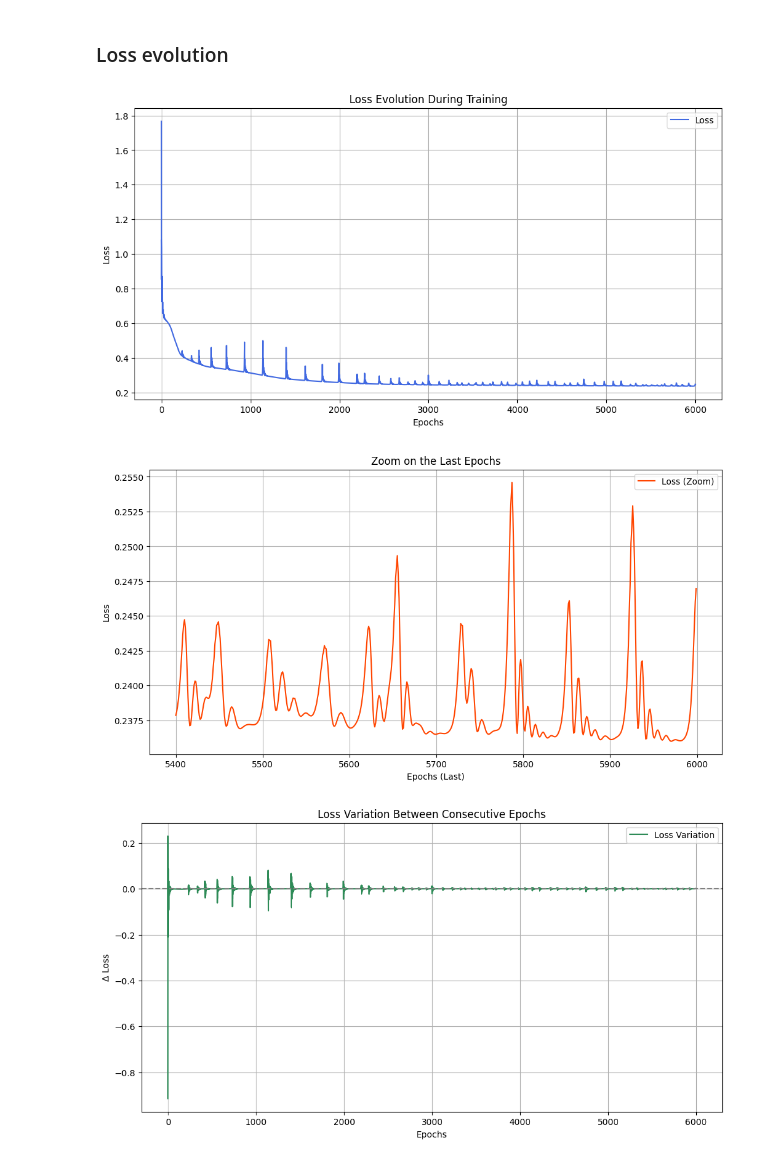
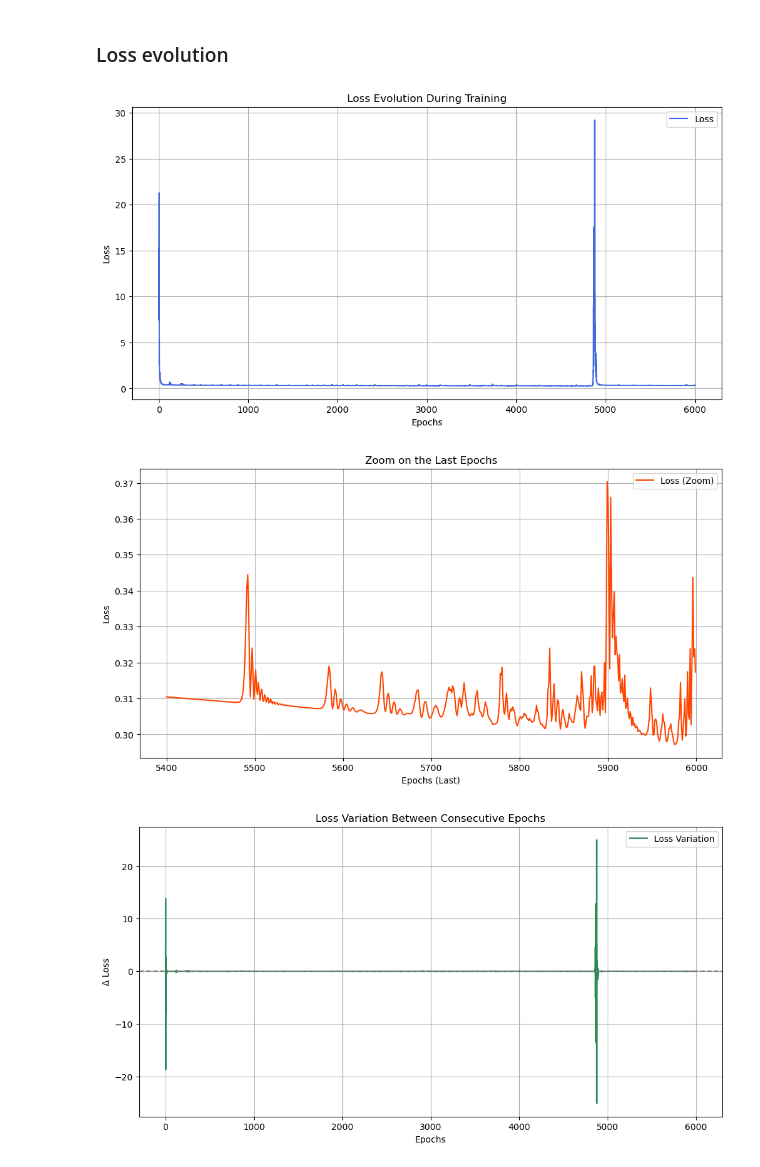
Before and after one commit to DravenPie/PINNFormers-Navier-Stokes-Equations, a Jupyter notebook: TransientCavityFlowPINNsFormer.ipynb, the cells around one changed output. Drawn from its saved outputs; the diff is of its cells as text; code cells hidden in the pictures.

```diff
--- a/TransientCavityFlowPINNsFormer.ipynb
+++ b/TransientCavityFlowPINNsFormer.ipynb
@@ -363,8 +363,8 @@ test_and_plot_graphs(model, device, k_steps_foward=k_steps_foward, step_size=ste
 # %% [markdown]
 ### Loss evolution
 # %%
-plot_loss_evolution('./losses/pinns.npy')
+plot_loss_evolution('./losses/pinnsformer.npy')
 # %% [output]
-[figure, old version]
+[figure, new version]
-[figure, old version]
+[figure, new version]
-[figure, old version]
+[figure, new version]
```
Also changed, not shown: 6 other files.
